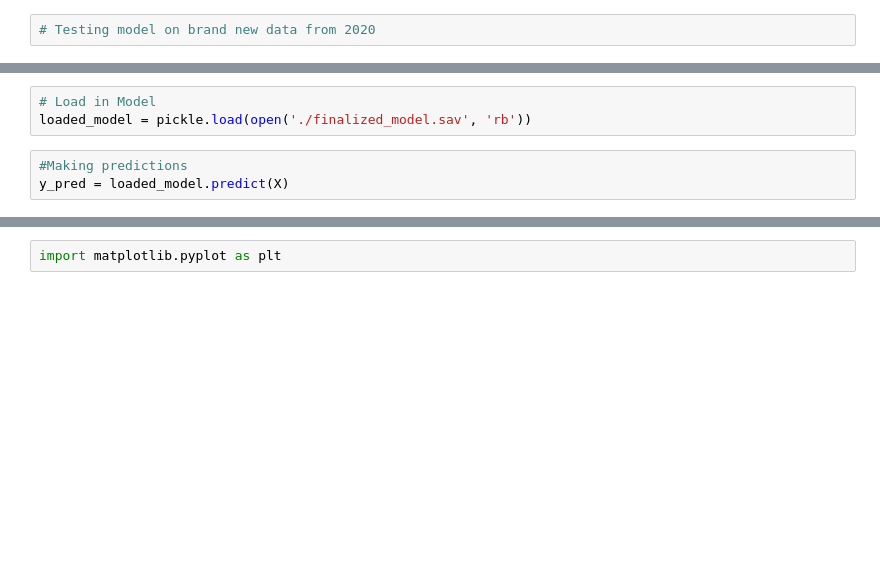
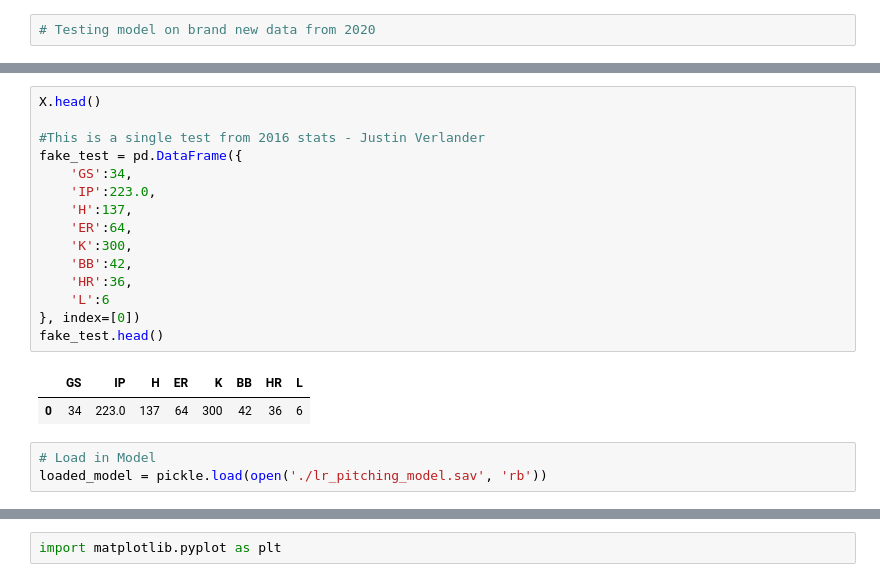
Before and after one commit to masonschafercodes/2020-mlb-eda-ml-project, a Jupyter notebook: 2020_pitching_predictions.ipynb, the cells around one changed output, grey strips where cells are left out. Cells and saved outputs as stored; diff of their text form; blank space fills up the shorter version.

```diff
--- a/2020_pitching_predictions.ipynb
+++ b/2020_pitching_predictions.ipynb
@@ -17,6 +31,21 @@ y = df.ERA
+# %%
+X.head()
+
+#This is a single test from 2016 stats - Justin Verlander
+fake_test = pd.DataFrame({
+    'GS':34,
+    'IP':223.0,
+    'H':137,
+    'ER':64,
+    'K':300,
+    'BB':42,
+    'HR':36,
+    'L':6
+}, index=[0])
+fake_test.head()
+# %% [output]
+|  | GS | IP | H | ER | K | BB | HR | L |
+| 0 | 34 | 223.0 | 137 | 64 | 300 | 42 | 36 | 6 |
 # %%
 # Load in Model
-loaded_model = pickle.load(open('./finalized_model.sav', 'rb'))
+loaded_model = pickle.load(open('./lr_pitching_model.sav', 'rb'))
-# %%
-#Making predictions
-y_pred = loaded_model.predict(X)
```
Also changed, not shown: parts of 9 cells of this notebook, 6 other files.
